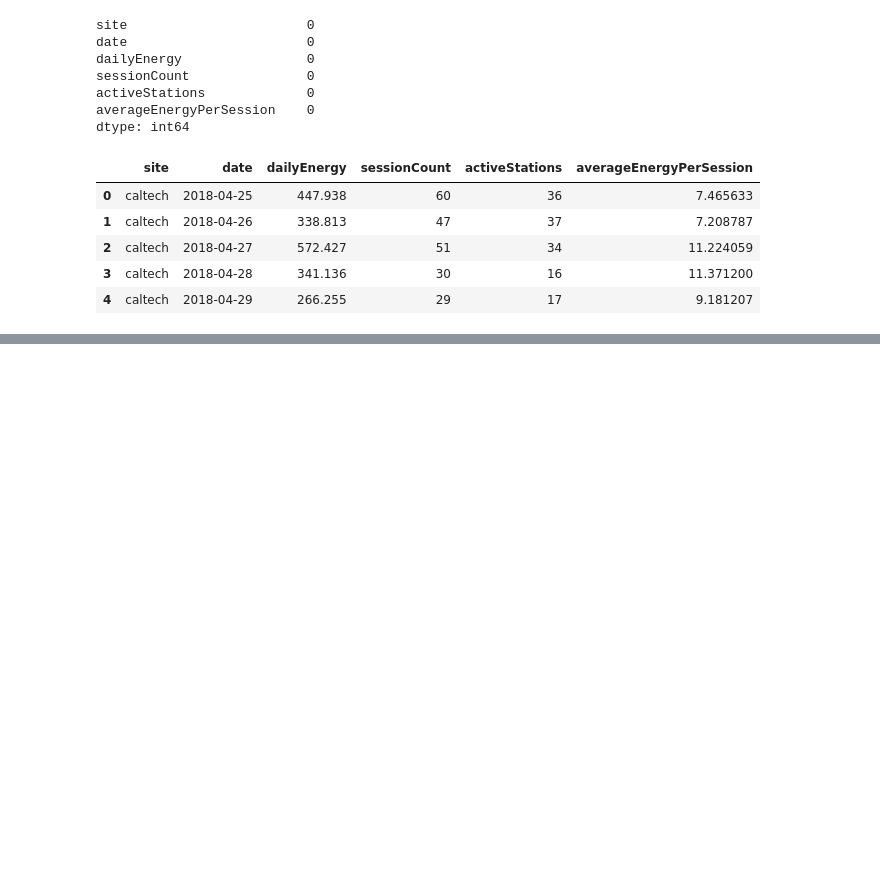
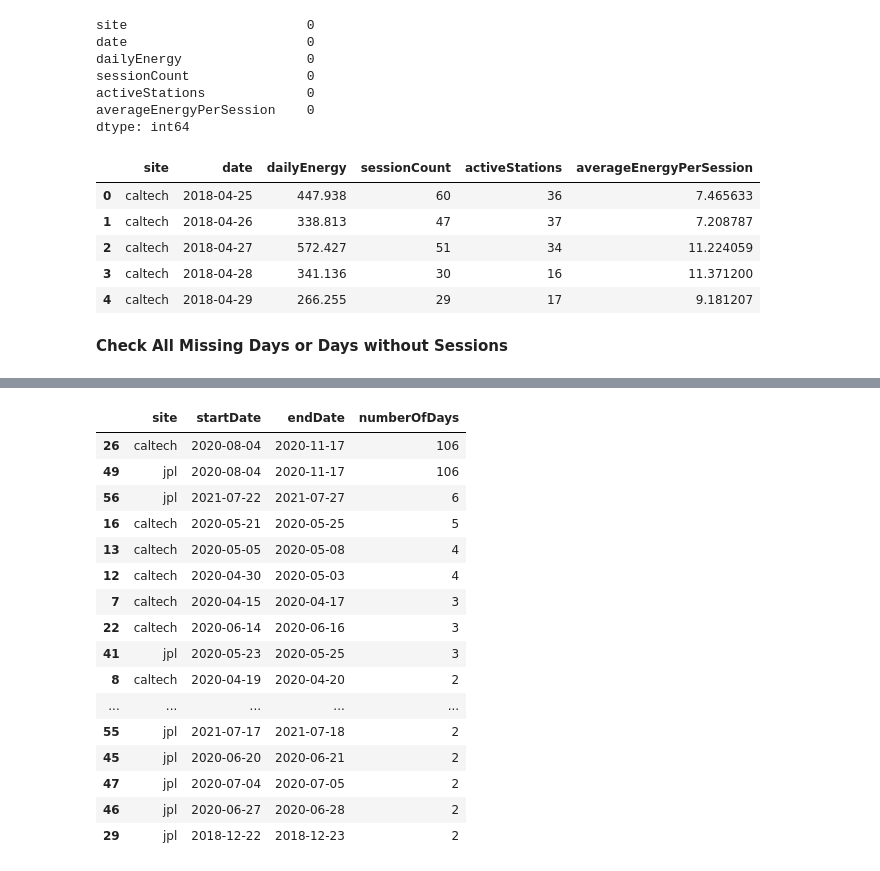
Before and after one commit to mikedalanon/EV-Thesis, a Jupyter notebook: EV_ConceptDriftAware_Thesis.ipynb, the cells around one changed output, grey strips where cells are left out. Cells and saved outputs as stored; diff of their text form; code cells hidden in the pictures; blank space fills up the shorter version.

```diff
--- a/EV_ConceptDriftAware_Thesis.ipynb
+++ b/EV_ConceptDriftAware_Thesis.ipynb
@@ -221,6 +221,8 @@ dtype: int64
 | 2 | caltech | 2018-04-27 | 572.427 | 51 | 34 | 11.224059 |
 | 3 | caltech | 2018-04-28 | 341.136 | 30 | 16 | 11.371200 |
 | 4 | caltech | 2018-04-29 | 266.255 | 29 | 17 | 9.181207 |
+# %% [markdown]
+**Check All Missing Days or Days without Sessions**
 # %%
 # Create a list that will store the complete calendar for each site.
 complete_data = []
@@ -299,3 +301,69 @@ Name: missingDay, dtype: int64
 | 734 | 2020-04-28 | caltech | NaN | NaN | NaN | NaN | True |
 | 736 | 2020-04-30 | caltech | NaN | NaN | NaN | NaN | True |
 | 737 | 2020-05-01 | caltech | NaN | NaN | NaN | NaN | True |
+# %%
+# Create a list for the missing periods.
+gap_list = []
+
+# Examine the missing dates of each site separately.
+for site in daily_complete_df["site"].unique():
+
+    # Get the missing dates for the current site.
+    missing_dates = (
+        daily_complete_df[
+            (daily_complete_df["site"] == site)
+            & (daily_complete_df["missingDay"])
+        ]["date"]
+        .sort_values()
+    )
+
+    # Start a new group whenever missing dates are not consecutive.
+    gap_number = (
+        missing_dates.diff().dt.days != 1
+    ).cumsum()
+
+    # Get the start, end, and length of each missing period.
+    gaps = missing_dates.groupby(gap_number).agg(
+        ["min", "max", "count"]
+    ).reset_index(drop=True)
+
+    gaps.columns = [
+        "startDate",
+        "endDate",
+        "numberOfDays"
+    ]
+
+    gaps["site"] = site
+    gap_list.append(gaps)
+
+# Combine the missing periods from both sites.
+missing_gaps_df = pd.concat(
+    gap_list,
+    ignore_index=True
+)
+
+# Display the longest missing periods first.
+missing_gaps_df[
+    ["site", "startDate", "endDate", "numberOfDays"]
+].sort_values(
+    "numberOfDays",
+    ascending=False
+).head(20)
+# %% [output]
+|  | site | startDate | endDate | numberOfDays |
+| 26 | caltech | 2020-08-04 | 2020-11-17 | 106 |
+| 49 | jpl | 2020-08-04 | 2020-11-17 | 106 |
+| 56 | jpl | 2021-07-22 | 2021-07-27 | 6 |
+| 16 | caltech | 2020-05-21 | 2020-05-25 | 5 |
+| 13 | caltech | 2020-05-05 | 2020-05-08 | 4 |
+| 12 | caltech | 2020-04-30 | 2020-05-03 | 4 |
+| 7 | caltech | 2020-04-15 | 2020-04-17 | 3 |
+| 22 | caltech | 2020-06-14 | 2020-06-16 | 3 |
+| 41 | jpl | 2020-05-23 | 2020-05-25 | 3 |
+| 8 | caltech | 2020-04-19 | 2020-04-20 | 2 |
+| ... | ... | ... | ... | ... |
+| 55 | jpl | 2021-07-17 | 2021-07-18 | 2 |
+| 45 | jpl | 2020-06-20 | 2020-06-21 | 2 |
+| 47 | jpl | 2020-07-04 | 2020-07-05 | 2 |
+| 46 | jpl | 2020-06-27 | 2020-06-28 | 2 |
+| 29 | jpl | 2018-12-22 | 2018-12-23 | 2 |
```
Also changed, not shown: parts of 7 cells of this notebook.
